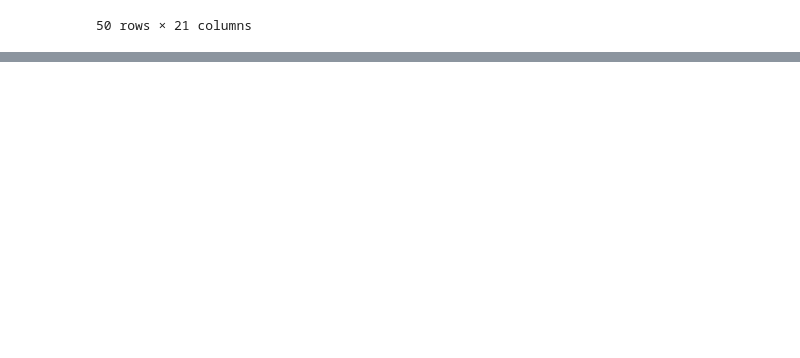
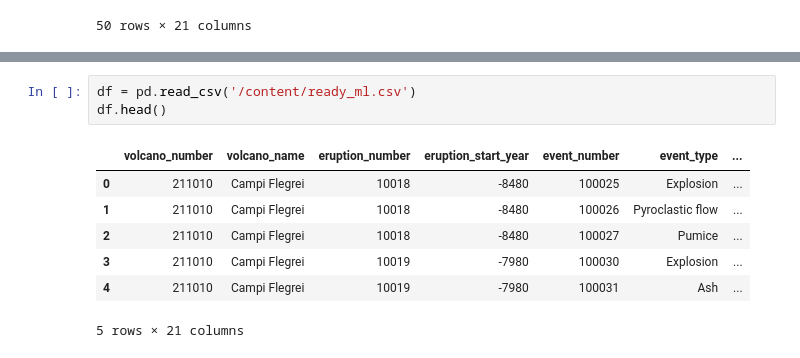
Before and after one commit to RoihansLab/Data-Mining-Project, a Jupyter notebook: Volcano_eruption.ipynb, the cells around one changed output, grey strips where cells are left out. Drawn from its saved outputs; the diff is of its cells as text; blank space fills up the shorter version.

```diff
--- a/Volcano_eruption.ipynb
+++ b/Volcano_eruption.ipynb
@@ -693,3 +735,14 @@ files.download('volcano_gold_dataset_clean.csv')
 # %% [output]
 [interactive output not drawn]
 [interactive output not drawn]
+# %%
+df = pd.read_csv('/content/ready_ml.csv')
+df.head()
+# %% [output]
+|  | volcano_number | volcano_name | eruption_number | eruption_start_year | event_number | event_type | ... |
+| 0 | 211010 | Campi Flegrei | 10018 | -8480 | 100025 | Explosion | ... |
+| 1 | 211010 | Campi Flegrei | 10018 | -8480 | 100026 | Pyroclastic flow | ... |
+| 2 | 211010 | Campi Flegrei | 10018 | -8480 | 100027 | Pumice | ... |
+| 3 | 211010 | Campi Flegrei | 10019 | -7980 | 100030 | Explosion | ... |
+| 4 | 211010 | Campi Flegrei | 10019 | -7980 | 100031 | Ash | ... |
+5 rows × 21 columns
```
Also changed, not shown: parts of 16 cells of this notebook.
